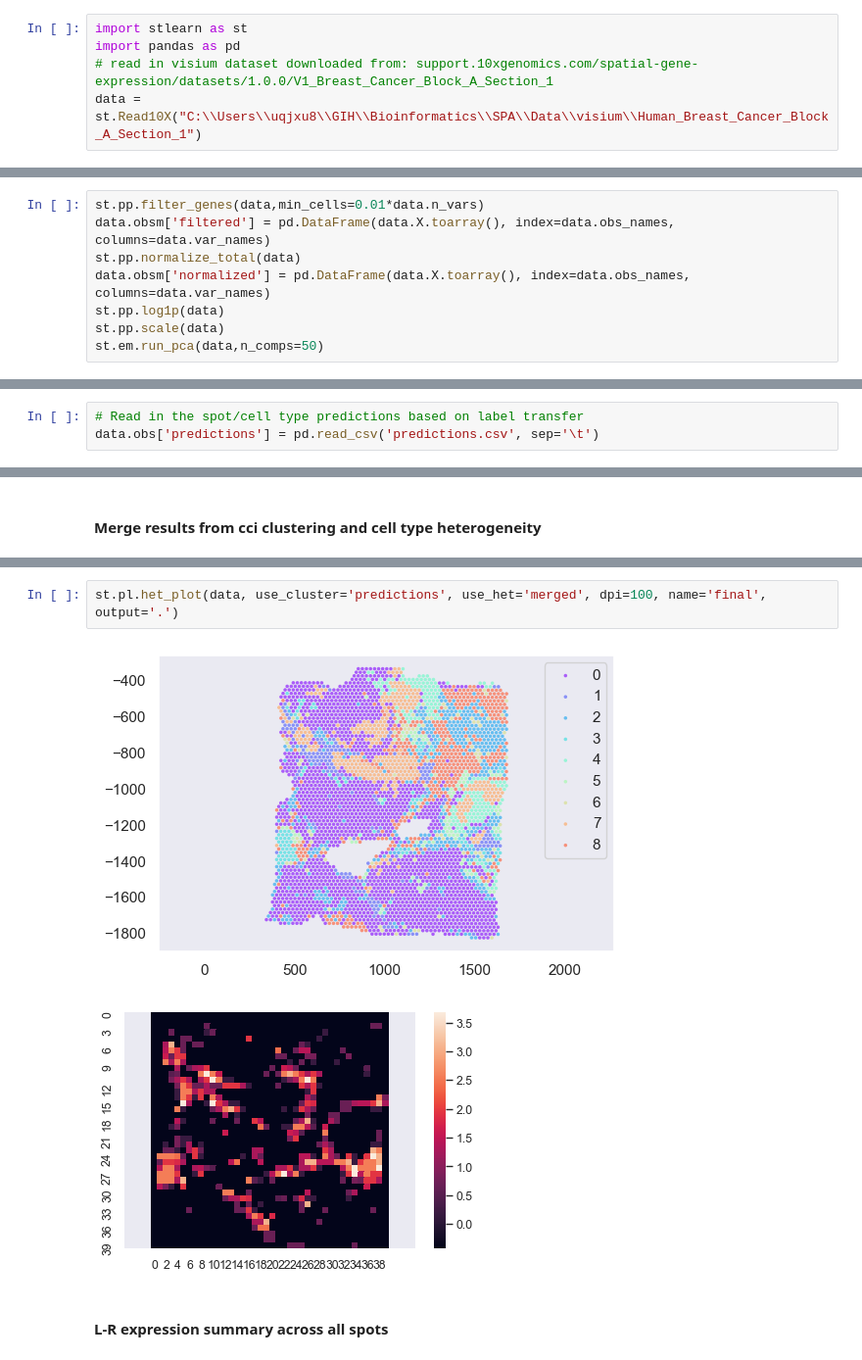
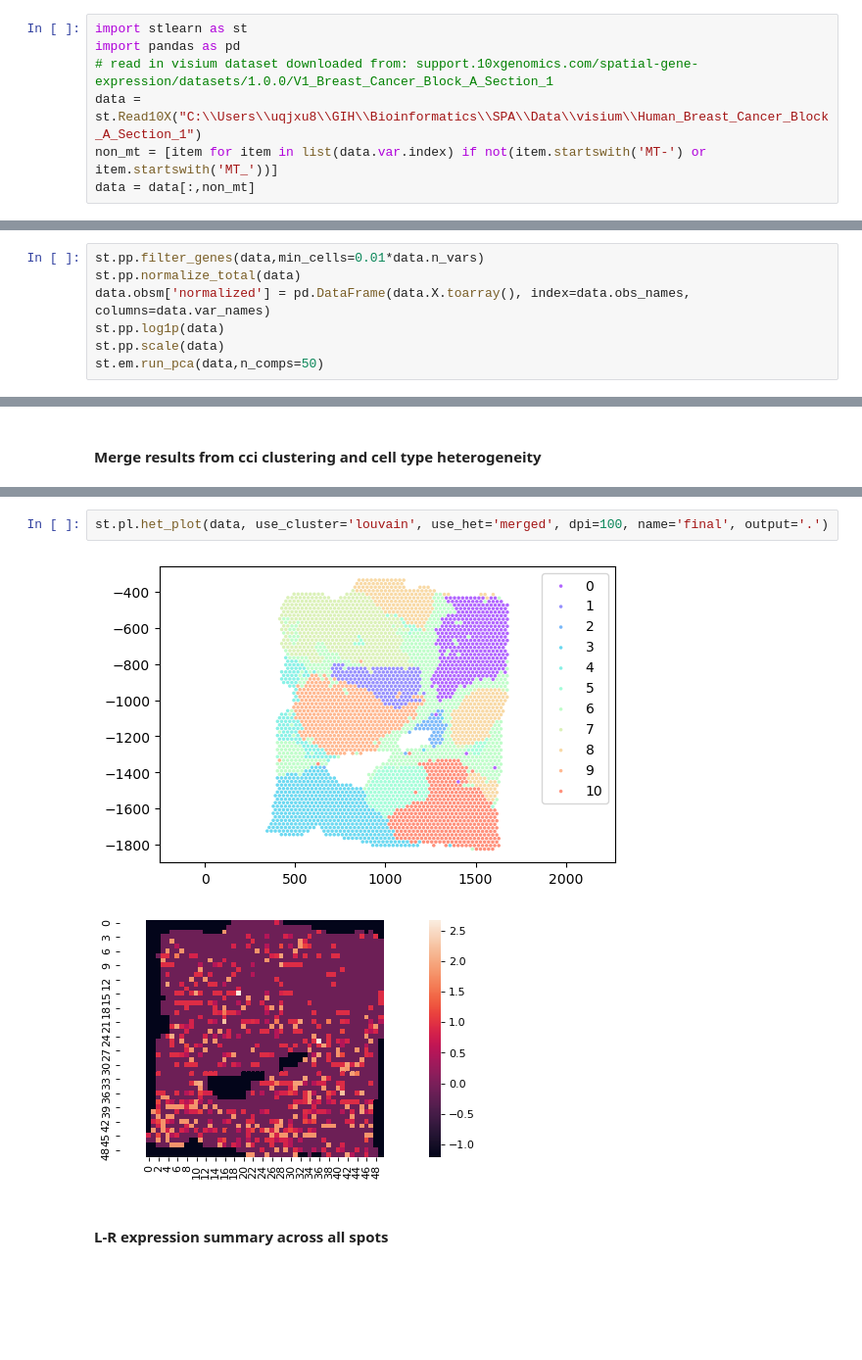
Before and after one commit to BiomedicalMachineLearning/stLearn, a Jupyter notebook: tutorials/cci.ipynb, the cells around one changed output, grey strips where cells are left out. Shown at 98% size. Cells and saved outputs as stored; diff of their text form; blank space fills up the shorter version.

```diff
--- a/tutorials/cci.ipynb
+++ b/tutorials/cci.ipynb
@@ -7,6 +7,8 @@ import stlearn as st
 import pandas as pd
 # read in visium dataset downloaded from: support.10xgenomics.com/spatial-gene-expression/datasets/1.0.0/V1_Breast_Cancer_Block_A_Section_1
 data = st.Read10X("C:\\Users\\uqjxu8\\GIH\\Bioinformatics\\SPA\\Data\\visium\\Human_Breast_Cancer_Block_A_Section_1")
+non_mt = [item for item in list(data.var.index) if not(item.startswith('MT-') or item.startswith('MT_'))]
+data = data[:,non_mt]
 # %% [output]
 Variable names are not unique. To make them unique, call `.var_names_make_unique`.
 Variable names are not unique. To make them unique, call `.var_names_make_unique`.
@@ -17,7 +19,6 @@ Variable names are not unique. To make them unique, call `.var_names_make_unique
 ### 2.1. filter, normalize, scale & PCA
 # %%
 st.pp.filter_genes(data,min_cells=0.01*data.n_vars)
-data.obsm['filtered'] = pd.DataFrame(data.X.toarray(), index=data.obs_names, columns=data.var_names)
 st.pp.normalize_total(data)
 data.obsm['normalized'] = pd.DataFrame(data.X.toarray(), index=data.obs_names, columns=data.var_names)
 st.pp.log1p(data)
@@ -80,3 +79,0 @@ st.pl.het_plot(data, use_cluster='louvain', use_het='het', dpi=80, name='het_lou
-# %%
-# Read in the spot/cell type predictions based on label transfer
-data.obs['predictions'] = pd.read_csv('predictions.csv', sep='\t')
@@ -187,10 +152,10 @@ AnnData object with n_obs × n_vars = 3813 × 11690
     varm: 'PCs'
     obsp: 'distances', 'connectivities'
 # %%
-st.pl.het_plot(data, use_cluster='predictions', use_het='merged', dpi=100, name='final', output='.')
+st.pl.het_plot(data, use_cluster='louvain', use_het='merged', dpi=100, name='final', output='.')
 # %% [output]
-[figure, old version]
+[figure, new version]
-[figure, old version]
+[figure, new version]
 # %% [markdown]
 #### L-R expression summary across all spots
 # %%
```
Also changed, not shown: parts of 21 cells of this notebook.
